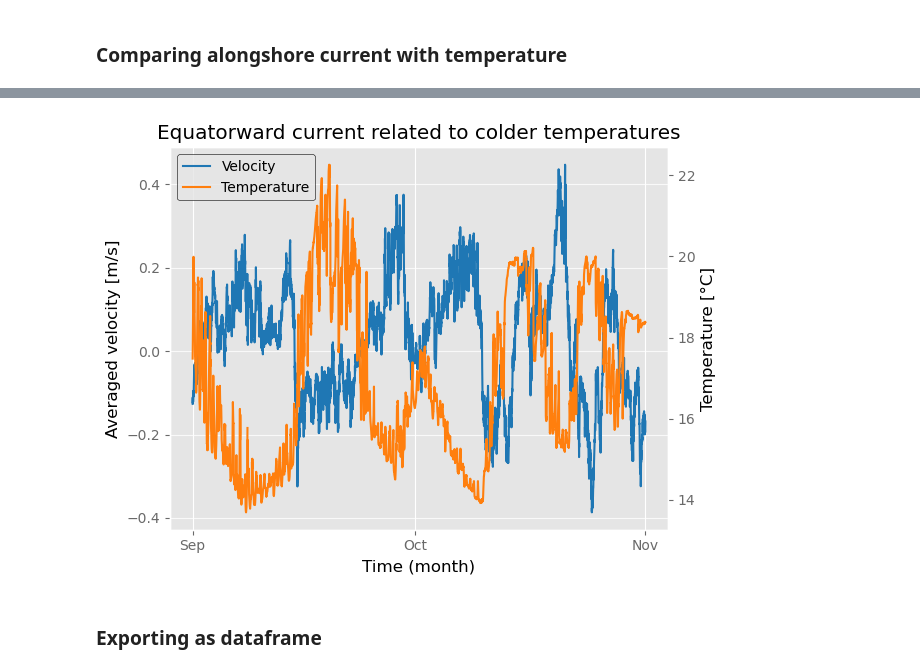
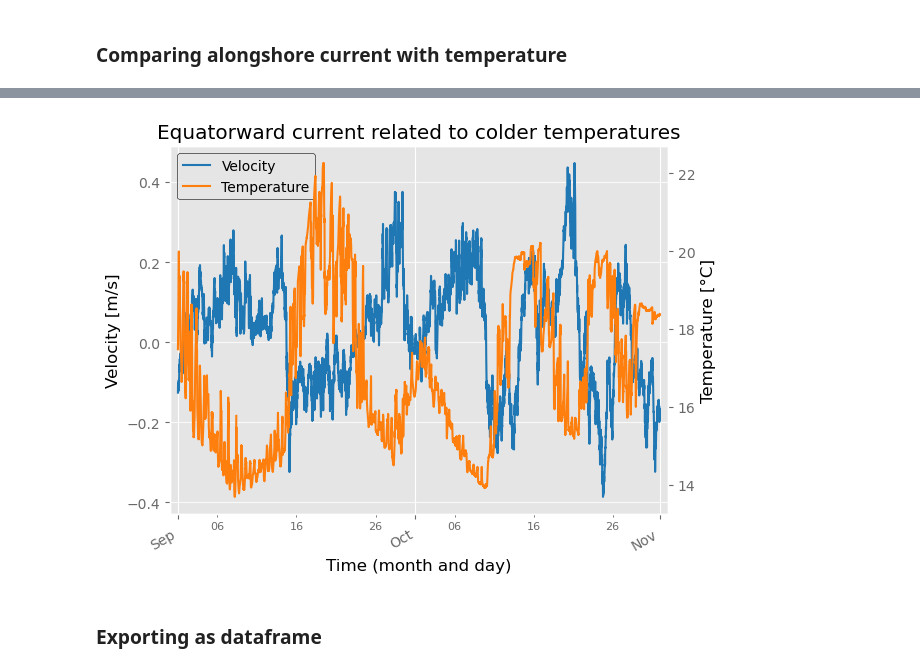
Before and after one commit to AnurovaPrykhodko/ADCP-internship, a Jupyter notebook: data_analysis.ipynb, the cells around one changed output, grey strips where cells are left out. Cells and saved outputs as stored; diff of their text form; code cells hidden in the pictures.

Commit message:
edited plots

```diff
--- a/data_analysis.ipynb
+++ b/data_analysis.ipynb
@@ -255,19 +271,20 @@ with plt.style.context('ggplot'):
 
     ax.plot(x, y, color='black', linewidth=0.5)
 
-    ax.fill_between(x, y, 0, where=(y >= 0), color='tab:red', alpha=0.7, interpolate=True, label='Equatorwards')
-    ax.fill_between(x, y, 0, where=(y < 0), color='tab:blue', alpha=0.7, interpolate=True, label='Polewards')
+    ax.fill_between(x, y, 0, where=(y >= 0), color='tab:red', alpha=0.7, interpolate=True, label='Equatorward')
+    ax.fill_between(x, y, 0, where=(y < 0), color='tab:blue', alpha=0.7, interpolate=True, label='Poleward')
 
     ax.legend(loc='upper left', edgecolor='black')
 
     ax.axhline(0, color='gray', linewidth=0.5, linestyle='--')
-    ax.set_title('Depth averaged alongshore residual current')
+    ax.set_title('Alongshore current has periodic reversals')
     ax.set_ylabel('Velocity (m/s)')
     ax.set_xlabel('Time (month)')
 
     # Format x-axis as months
     ax.xaxis.set_major_locator(mdates.MonthLocator())
     ax.xaxis.set_major_formatter(mdates.DateFormatter('%b'))  # 'Jan', 'Feb', etc.
+    ax.set_xlim(pd.Timestamp('2024-05-12'), pd.Timestamp('2024-11-09'))
 
     # Optional: rotate labels if they overlap
     plt.xticks(rotation=45, ha='right')
@@ -301,10 +318,11 @@ temp_clean = temp_data[mask]
 
 # Compute Spearman correlation
 correlation, p_value = spearmanr(vel_clean, temp_clean)
+n = len(vel_clean)
 
 print(f"Spearman correlation: {correlation:.4f}")
-print(f"P-value: {p_value:.4e}")
-
+print(f"P-value: {p_value}")
+print(f"n: {n}")
 
 
 with plt.style.context('ggplot'):
@@ -315,9 +333,9 @@ with plt.style.context('ggplot'):
     fig, ax1 = plt.subplots()
 
     ds_2['vel_avg'][0].sel(time=time_slice).plot(ax=ax1, label='Velocity', color='tab:blue')
-    ax1.set_ylabel('Averaged velocity [m/s]')
+    ax1.set_ylabel('Velocity [m/s]')
     ax1.set_title('Equatorward current related to colder temperatures')
-    ax1.set_xlabel('Time (month)')
+    ax1.set_xlabel('Time (month and day)')
     ax1.grid(True, axis='y', linestyle='-', alpha=0.8, color='white')
 
 
@@ -330,6 +348,14 @@ with plt.style.context('ggplot'):
     ax1.xaxis.set_major_locator(mdates.MonthLocator())
     ax1.xaxis.set_major_formatter(mdates.DateFormatter('%b'))
 
+    ax1.xaxis.set_minor_locator(mdates.DayLocator(interval=10))
+    ax1.xaxis.set_minor_formatter(mdates.DateFormatter('%d'))
+
+    ax1.tick_params(axis='x', which='major', pad=6)
+    ax1.tick_params(axis='x', which='minor', labelsize=8)
+    ax1.set_xlim(pd.Timestamp('2024-08-31'), pd.Timestamp('2024-11-02'))
+    fig.autofmt_xdate()
+
     lines1, labels1 = ax1.get_legend_handles_labels()
     lines2, labels2 = ax2.get_legend_handles_labels()
     ax1.legend(lines1 + lines2, labels1 + labels2, edgecolor='black')
@@ -342,4 +369,4 @@ P-value: 0.0000e+00
-[figure, old version]
+[figure, new version]
 # %% [markdown]
 ### Exporting as dataframe
 # %%
```
Also changed, not shown: parts of 4 cells of this notebook.
